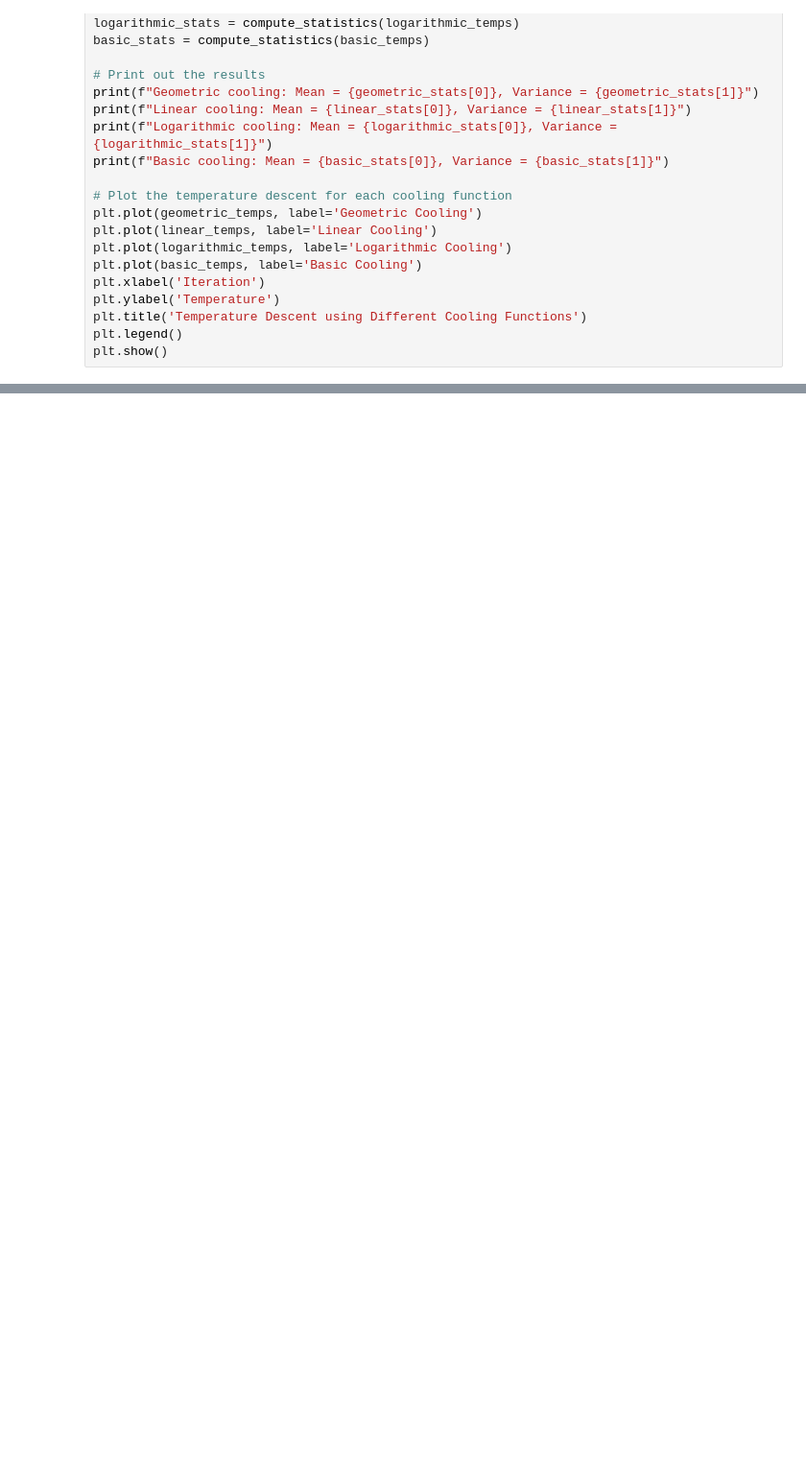
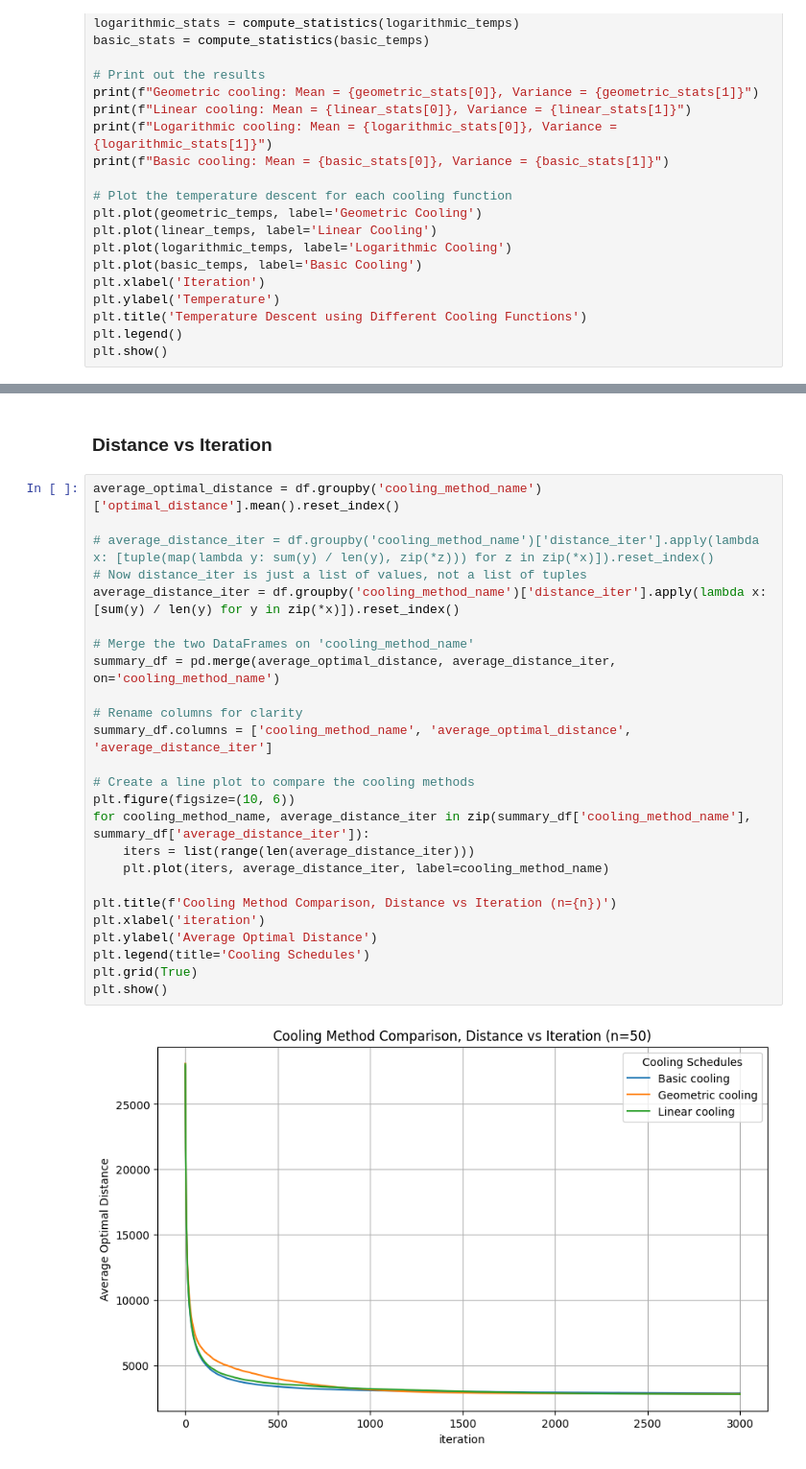
Before and after one commit to Ly-MX15/Stochasticsimulation_AS3, a Jupyter notebook: Assignment 3.ipynb, the cells around one changed output, grey strips where cells are left out. Shown at 96% size. Drawn from its saved outputs; the diff is of its cells as text; blank space fills up the shorter version.

```diff
--- a/Assignment 3.ipynb
+++ b/Assignment 3.ipynb
@@ -657,0 +740,29 @@ plt.show()
+# %% [markdown]
+### Distance vs Iteration
+# %%
+average_optimal_distance = df.groupby('cooling_method_name')['optimal_distance'].mean().reset_index()
+
+# average_distance_iter = df.groupby('cooling_method_name')['distance_iter'].apply(lambda x: [tuple(map(lambda y: sum(y) / len(y), zip(*z))) for z in zip(*x)]).reset_index()
+# Now distance_iter is just a list of values, not a list of tuples
+average_distance_iter = df.groupby('cooling_method_name')['distance_iter'].apply(lambda x: [sum(y) / len(y) for y in zip(*x)]).reset_index()
+
+# Merge the two DataFrames on 'cooling_method_name'
+summary_df = pd.merge(average_optimal_distance, average_distance_iter, on='cooling_method_name')
+
+# Rename columns for clarity
+summary_df.columns = ['cooling_method_name', 'average_optimal_distance', 'average_distance_iter']
+
+# Create a line plot to compare the cooling methods
+plt.figure(figsize=(10, 6))
+for cooling_method_name, average_distance_iter in zip(summary_df['cooling_method_name'], summary_df['average_distance_iter']):
+    iters = list(range(len(average_distance_iter)))
+    plt.plot(iters, average_distance_iter, label=cooling_method_name)
+
+plt.title(f'Cooling Method Comparison, Distance vs Iteration (n={n})')
+plt.xlabel('iteration')
+plt.ylabel('Average Optimal Distance')
+plt.legend(title='Cooling Schedules')
+plt.grid(True)
+plt.show()
+# %% [output]
+[figure, added]
```
Also changed, not shown: parts of 9 cells of this notebook, 1 other file.
